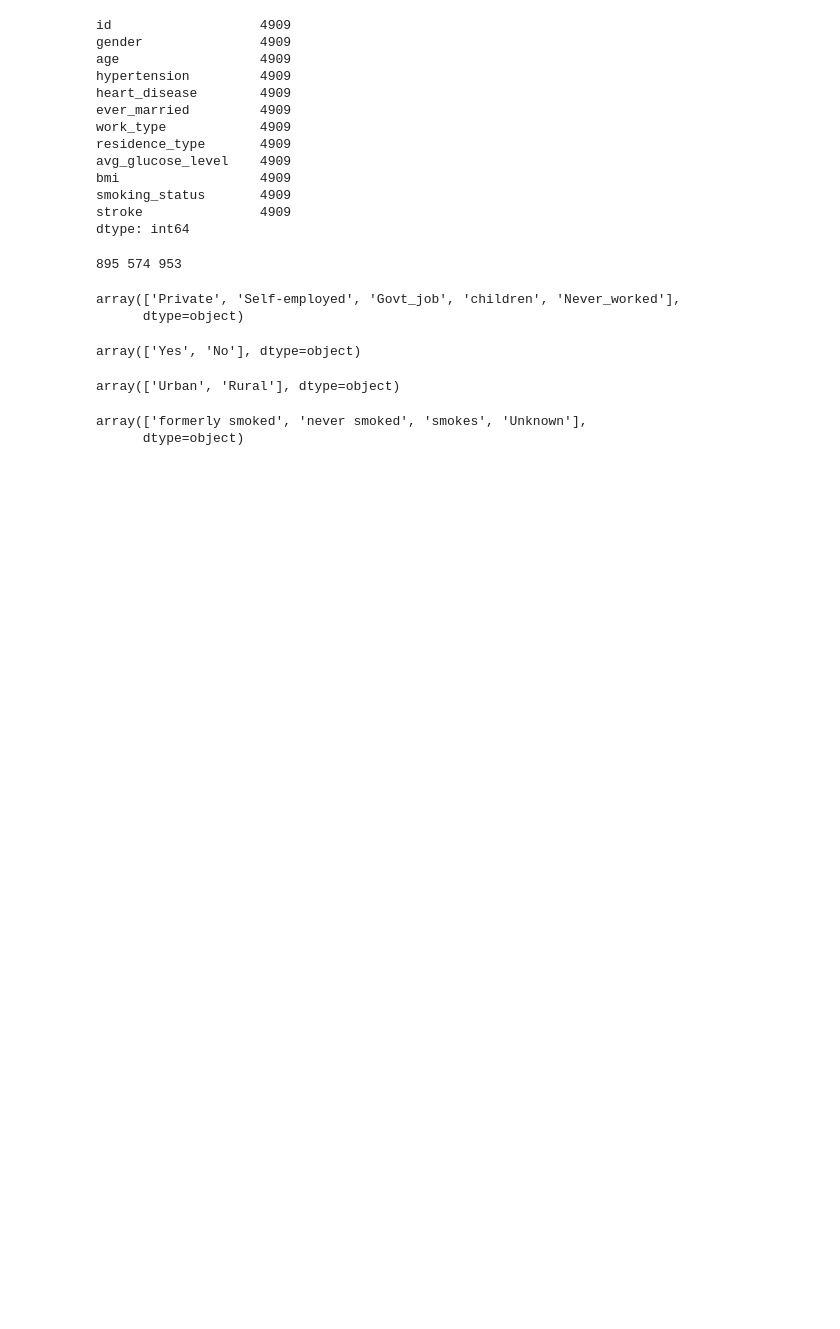
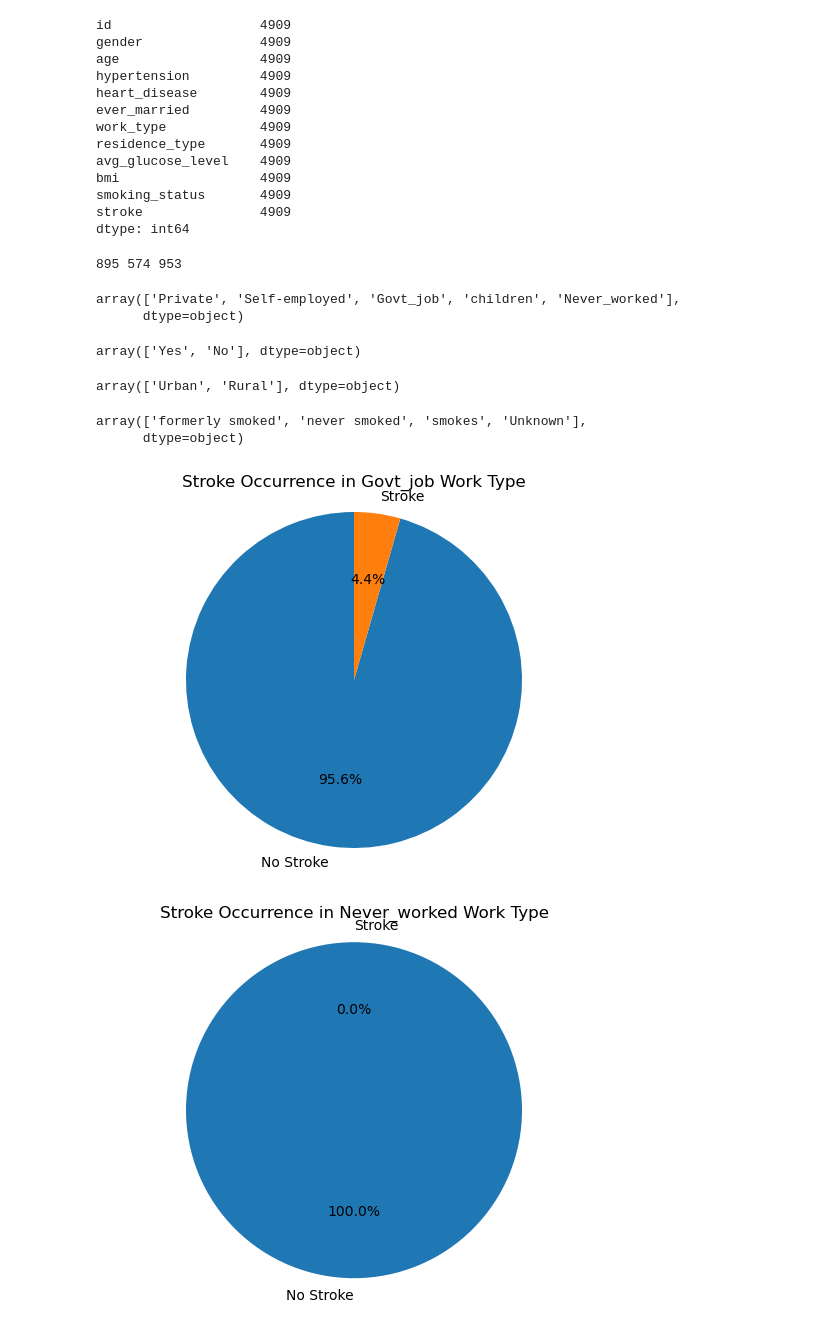
Before and after one commit to talazubi/project-1, a Jupyter notebook: cleaned_stroke_df.ipynb, the cells around one changed output. Saved outputs shown, nothing was run; the diff lists cells and outputs as text; code cells hidden in the pictures; blank space fills up the shorter version.

```diff
--- a/cleaned_stroke_df.ipynb
+++ b/cleaned_stroke_df.ipynb
@@ -148,3 +148,15 @@ stroke_predictive["smoking_status"].unique()
 # %% [output]
 array(['formerly smoked', 'never smoked', 'smokes', 'Unknown'],
       dtype=object)
+# %%
+#Group data by work type and stroke then count
+work_type_count = stroke_predictive.groupby(["work_type" , "stroke"]).size().unstack(fill_value=0)
+for work_type in work_type_count.index:
+    counts = work_type_count.loc[work_type]
+    plt.pie(counts,labels=["No Stroke" , "Stroke"] , autopct= "%1.1f%%" , startangle=90)
+    plt.title(f"Stroke Occurrence in {work_type} Work Type")
+    plt.axis("equal")
+    plt.show()
+# %% [output]
+[figure, added]
+[figure, added]
```
Also changed, not shown: parts of 2 cells of this notebook, 2 other files.
